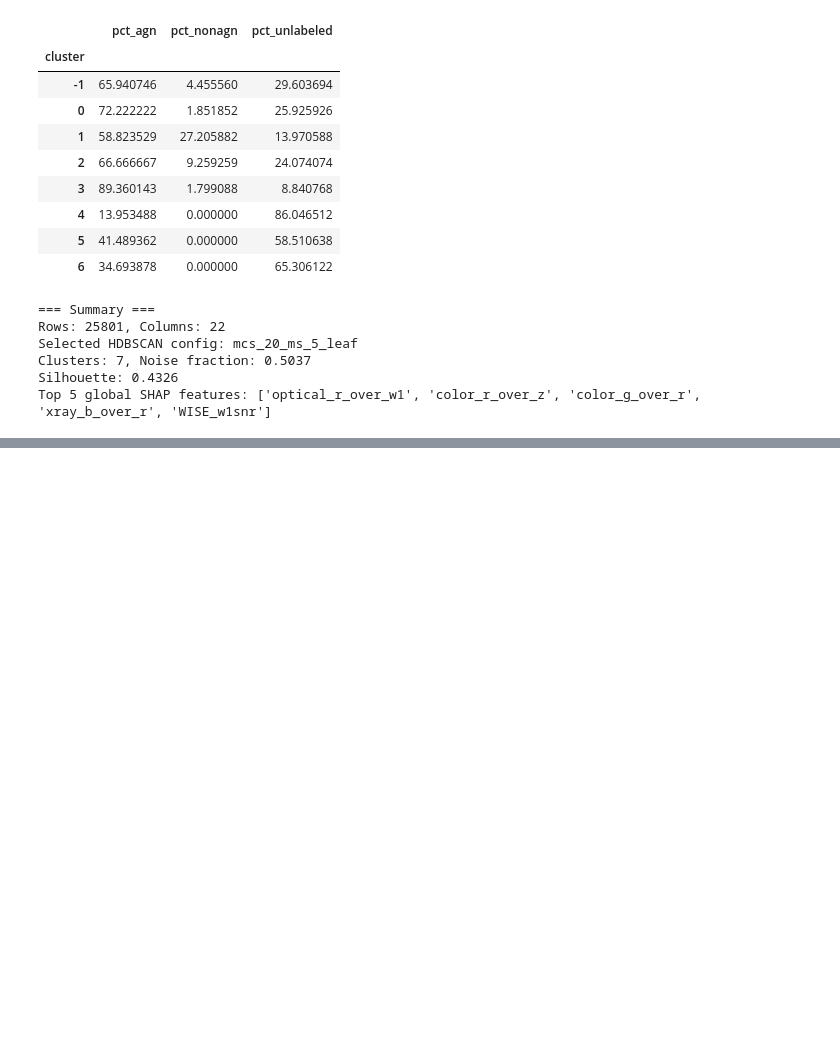
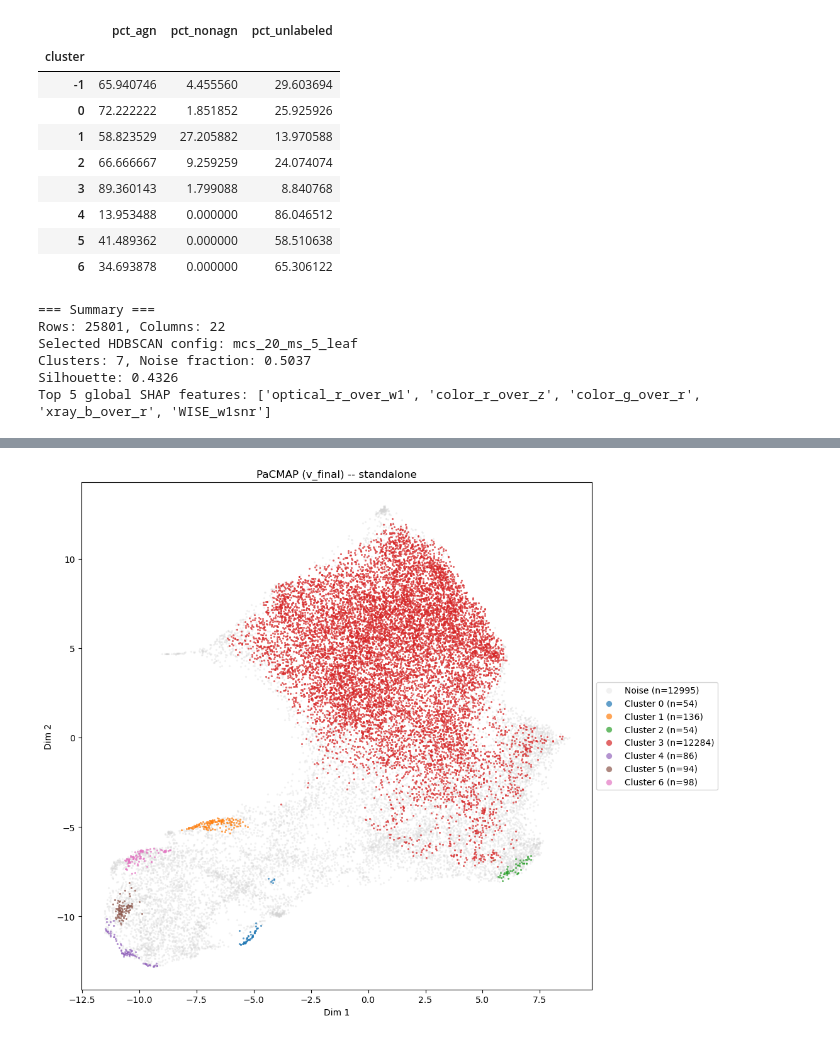
Before and after one commit to karsssss/astro-csc-agn-classification, a Jupyter notebook: notebooks/analysis.ipynb, the cells around one changed output, grey strips where cells are left out. Drawn from its saved outputs; the diff is of its cells as text; code cells hidden in the pictures; blank space fills up the shorter version.

```diff
--- a/notebooks/analysis.ipynb
+++ b/notebooks/analysis.ipynb
@@ -210,0 +240,9 @@ Top 5 global SHAP features: ['optical_r_over_w1', 'color_r_over_z', 'color_g_ove
+# %%
+from src.interpretation import plot_embedding_single
+
+plot_embedding_single(
+    pacmap_embedding, cluster_labels, title="PaCMAP (v_final) -- standalone",
+    save_path=RESULTS_DIR / "figures" / "pacmap_only_final.png",
+)
+# %% [output]
+[figure, added]
```
Also changed, not shown: parts of 7 cells of this notebook, 7 other files.
